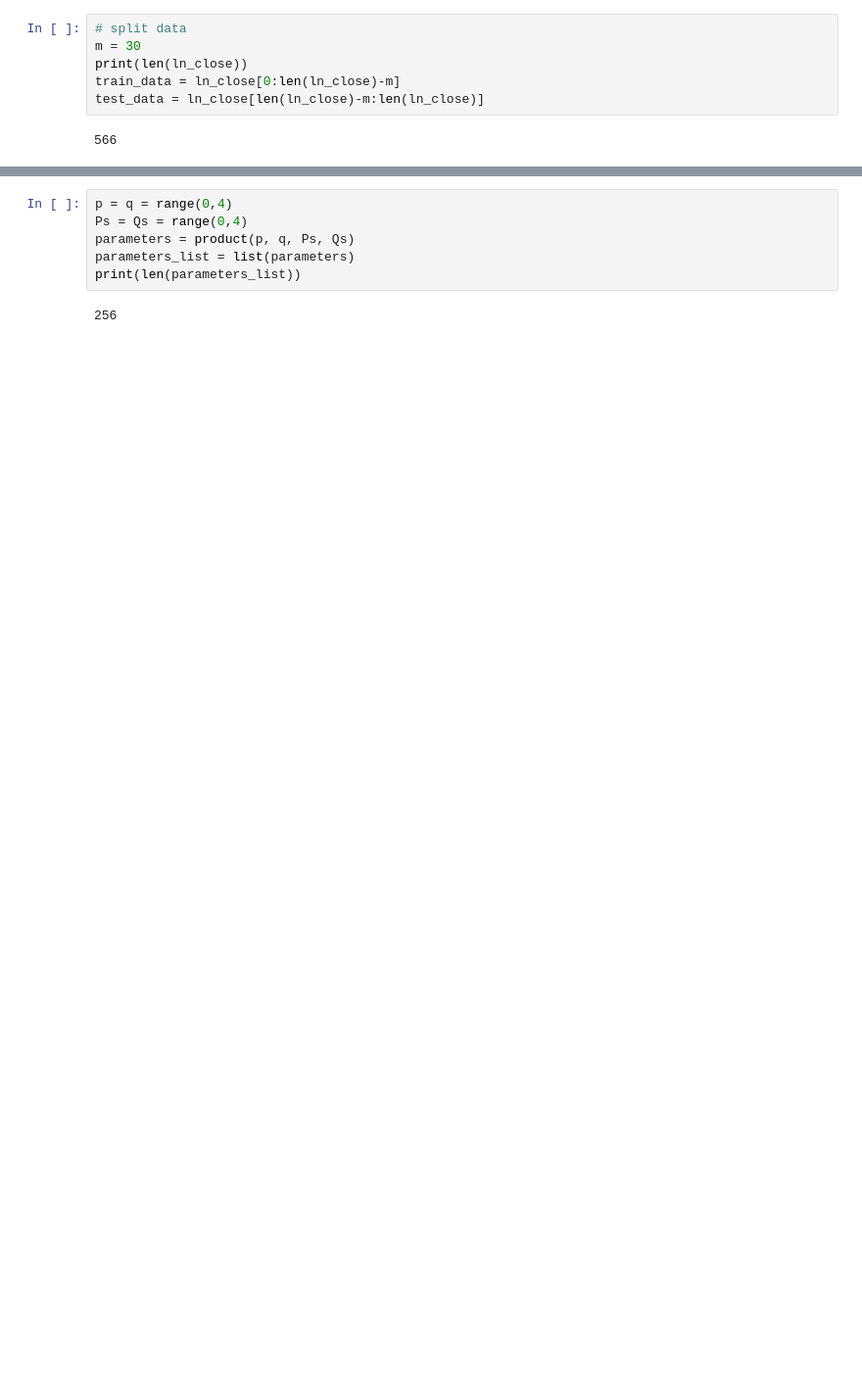
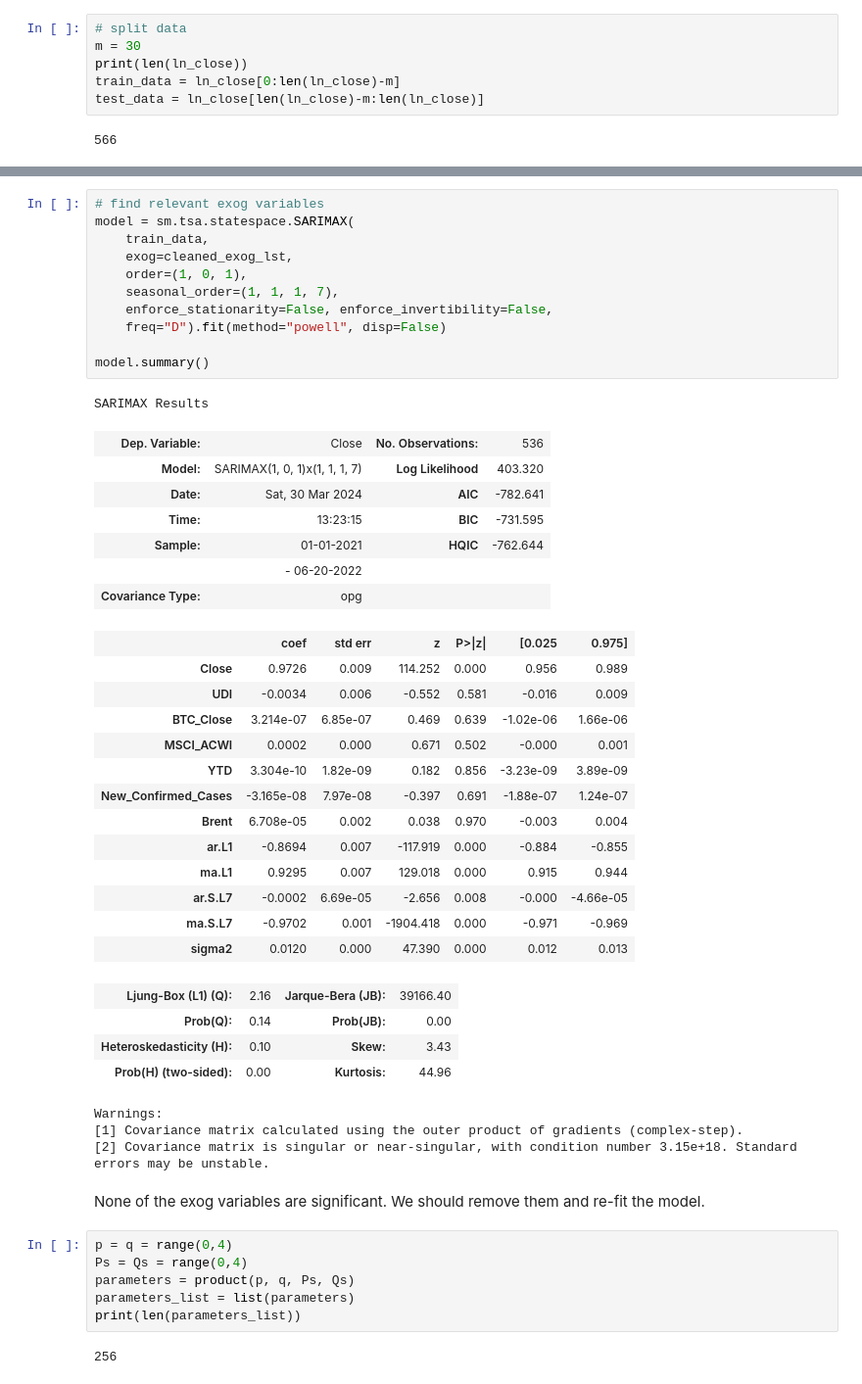
Before and after one commit to Phyllis-yuanhan/SURP-Time-Series-in-Cryptocurrency--Machine-Learning, a Jupyter notebook: SARIMAX.ipynb, the cells around one changed output, grey strips where cells are left out. Shown at 98% size. Cells and saved outputs as stored; diff of their text form; blank space fills up the shorter version.

```diff
--- a/SARIMAX.ipynb
+++ b/SARIMAX.ipynb
@@ -182,3 +165,45 @@ Warnings:
+# %%
+# find relevant exog variables
+model = sm.tsa.statespace.SARIMAX(
+    train_data,
+    exog=cleaned_exog_lst,
+    order=(1, 0, 1),
+    seasonal_order=(1, 1, 1, 7),
+    enforce_stationarity=False, enforce_invertibility=False,
+    freq="D").fit(method="powell", disp=False)
+
+model.summary()
+# %% [output]
+SARIMAX Results
+| Dep. Variable: | Close | No. Observations: | 536 |
+| Model: | SARIMAX(1, 0, 1)x(1, 1, 1, 7) | Log Likelihood | 403.320 |
+| Date: | Sat, 30 Mar 2024 | AIC | -782.641 |
+| Time: | 13:23:15 | BIC | -731.595 |
+| Sample: | 01-01-2021 | HQIC | -762.644 |
+|  | - 06-20-2022 |  |  |
+| Covariance Type: | opg |  |  |
+|  | coef | std err | z | P>|z| | [0.025 | 0.975] |
+| Close | 0.9726 | 0.009 | 114.252 | 0.000 | 0.956 | 0.989 |
+| UDI | -0.0034 | 0.006 | -0.552 | 0.581 | -0.016 | 0.009 |
+| BTC_Close | 3.214e-07 | 6.85e-07 | 0.469 | 0.639 | -1.02e-06 | 1.66e-06 |
+| MSCI_ACWI | 0.0002 | 0.000 | 0.671 | 0.502 | -0.000 | 0.001 |
+| YTD | 3.304e-10 | 1.82e-09 | 0.182 | 0.856 | -3.23e-09 | 3.89e-09 |
+| New_Confirmed_Cases | -3.165e-08 | 7.97e-08 | -0.397 | 0.691 | -1.88e-07 | 1.24e-07 |
+| Brent | 6.708e-05 | 0.002 | 0.038 | 0.970 | -0.003 | 0.004 |
+| ar.L1 | -0.8694 | 0.007 | -117.919 | 0.000 | -0.884 | -0.855 |
+| ma.L1 | 0.9295 | 0.007 | 129.018 | 0.000 | 0.915 | 0.944 |
+| ar.S.L7 | -0.0002 | 6.69e-05 | -2.656 | 0.008 | -0.000 | -4.66e-05 |
+| ma.S.L7 | -0.9702 | 0.001 | -1904.418 | 0.000 | -0.971 | -0.969 |
+| sigma2 | 0.0120 | 0.000 | 47.390 | 0.000 | 0.012 | 0.013 |
+| Ljung-Box (L1) (Q): | 2.16 | Jarque-Bera (JB): | 39166.40 |
+| Prob(Q): | 0.14 | Prob(JB): | 0.00 |
+| Heteroskedasticity (H): | 0.10 | Skew: | 3.43 |
+| Prob(H) (two-sided): | 0.00 | Kurtosis: | 44.96 |
+Warnings:
+[1] Covariance matrix calculated using the outer product of gradients (complex-step).
+[2] Covariance matrix is singular or near-singular, with condition number 3.15e+18. Standard errors may be unstable.
+# %% [markdown]
+None of the exog variables are significant. We should remove them and re-fit the model.
 # %%
 p = q = range(0,4)
 Ps = Qs = range(0,4)
```
Also changed, not shown: parts of 13 cells of this notebook, 4 other files.
